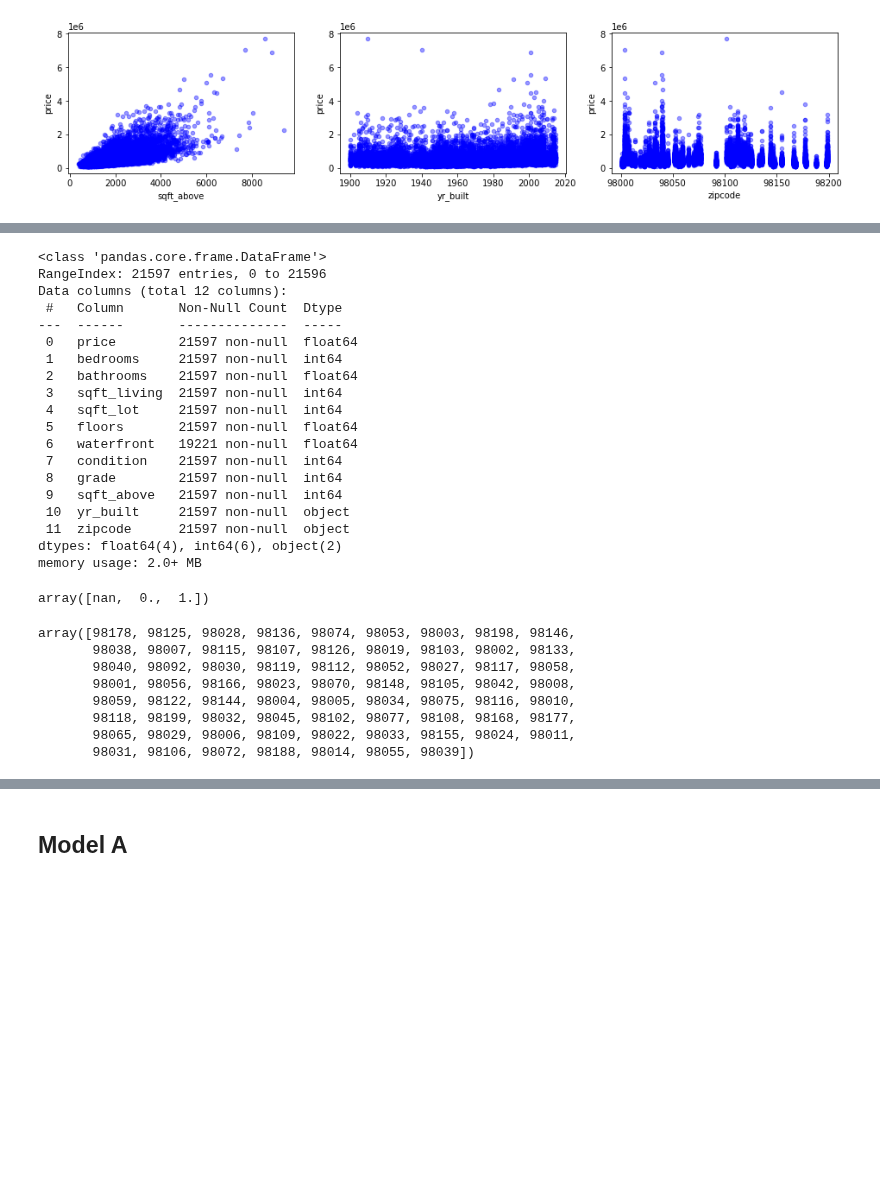
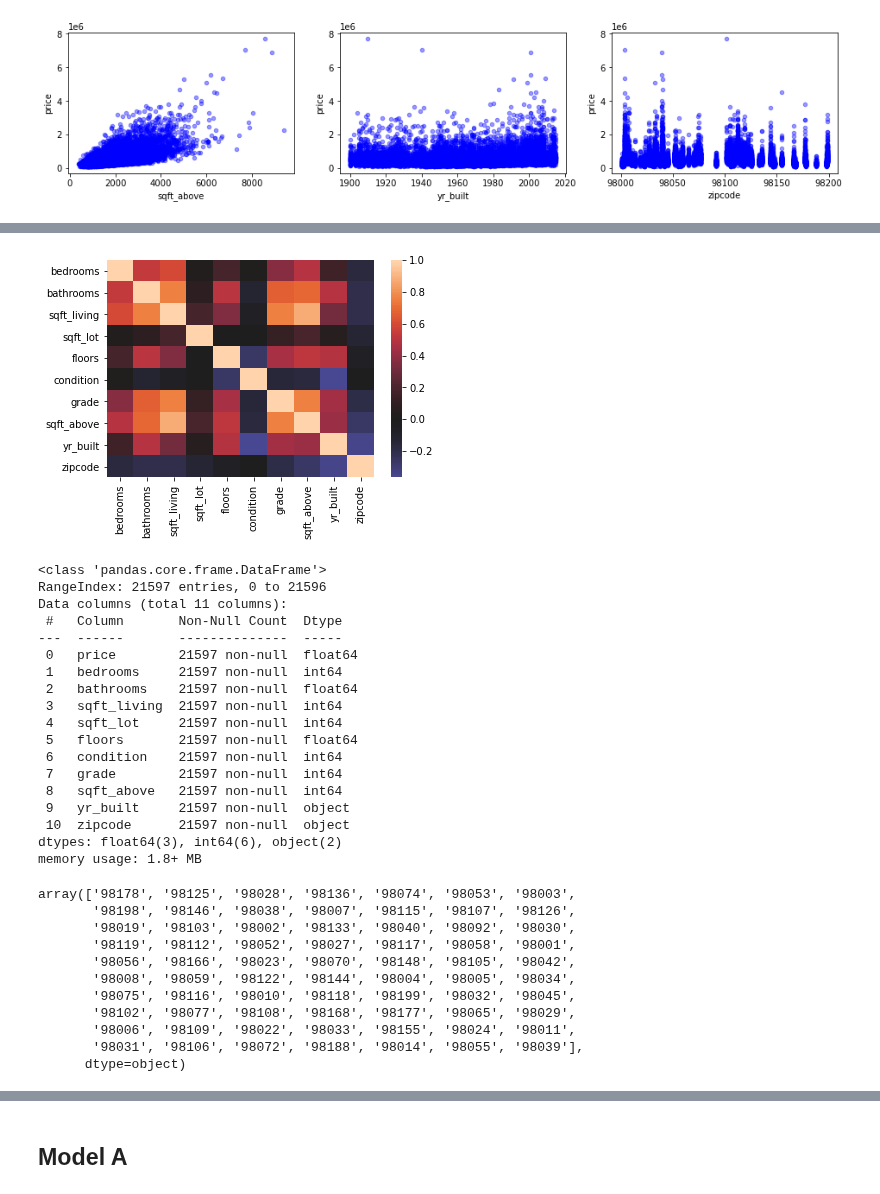
Before and after one commit to jmg0144/Housing-Linear-Regression-Analysis, a Jupyter notebook: home-sales-analysis.ipynb, the cells around one changed output, grey strips where cells are left out. Cells and saved outputs as stored; diff of their text form; code cells hidden in the pictures; blank space fills up the shorter version.

```diff
--- a/home-sales-analysis.ipynb
+++ b/home-sales-analysis.ipynb
@@ -169,12 +185,16 @@ house_data_filtered.hist(ax = ax);
+# %%
+sns.heatmap(df_filtered.corr(), center=0);
+# %% [output]
+[figure, added]
 # %%
-house_data_filtered['yr_built'] = house_data_filtered['yr_built'].astype('str')
-house_data_filtered['zipcode'] = house_data_filtered['zipcode'].astype('str')
+df_filtered['yr_built'] = house_data_filtered['yr_built'].astype('str')
+df_filtered['zipcode'] = house_data_filtered['zipcode'].astype('str')
 
-house_data_filtered.info()
+df_filtered.info()
 # %% [output]
 <class 'pandas.core.frame.DataFrame'>
 RangeIndex: 21597 entries, 0 to 21596
-Data columns (total 12 columns):
+Data columns (total 11 columns):
  #   Column       Non-Null Count  Dtype
 ---  ------       --------------  -----
  0   price        21597 non-null  float64
@@ -183,27 +203,25 @@ Data columns (total 12 columns):
  3   sqft_living  21597 non-null  int64
  4   sqft_lot     21597 non-null  int64
  5   floors       21597 non-null  float64
- 6   waterfront   19221 non-null  float64
- 7   condition    21597 non-null  int64
- 8   grade        21597 non-null  int64
- 9   sqft_above   21597 non-null  int64
- 10  yr_built     21597 non-null  object
- 11  zipcode      21597 non-null  object
-dtypes: float64(4), int64(6), object(2)
-memory usage: 2.0+ MB
+ 6   condition    21597 non-null  int64
+ 7   grade        21597 non-null  int64
+ 8   sqft_above   21597 non-null  int64
+ 9   yr_built     21597 non-null  object
+ 10  zipcode      21597 non-null  object
+dtypes: float64(3), int64(6), object(2)
+memory usage: 1.8+ MB
-# %%
-house_data_filtered.waterfront.unique()
-# %% [output]
-array([nan,  0.,  1.])
 # %%
-house_data_filtered.zipcode.unique()
+df_filtered.zipcode.unique()
 # %% [output]
-array([98178, 98125, 98028, 98136, 98074, 98053, 98003, 98198, 98146,
-       98038, 98007, 98115, 98107, 98126, 98019, 98103, 98002, 98133,
-       98040, 98092, 98030, 98119, 98112, 98052, 98027, 98117, 98058,
-       98001, 98056, 98166, 98023, 98070, 98148, 98105, 98042, 98008,
-       98059, 98122, 98144, 98004, 98005, 98034, 98075, 98116, 98010,
-       98118, 98199, 98032, 98045, 98102, 98077, 98108, 98168, 98177,
-       98065, 98029, 98006, 98109, 98022, 98033, 98155, 98024, 98011,
-       98031, 98106, 98072, 98188, 98014, 98055, 98039])
+array(['98178', '98125', '98028', '98136', '98074', '98053', '98003',
+       '98198', '98146', '98038', '98007', '98115', '98107', '98126',
+       '98019', '98103', '98002', '98133', '98040', '98092', '98030',
+       '98119', '98112', '98052', '98027', '98117', '98058', '98001',
+       '98056', '98166', '98023', '98070', '98148', '98105', '98042',
+       '98008', '98059', '98122', '98144', '98004', '98005', '98034',
+       '98075', '98116', '98010', '98118', '98199', '98032', '98045',
+       '98102', '98077', '98108', '98168', '98177', '98065', '98029',
+       '98006', '98109', '98022', '98033', '98155', '98024', '98011',
+       '98031', '98106', '98072', '98188', '98014', '98055', '98039'],
+      dtype=object)
 # %%
```
Also changed, not shown: parts of 22 cells of this notebook.
